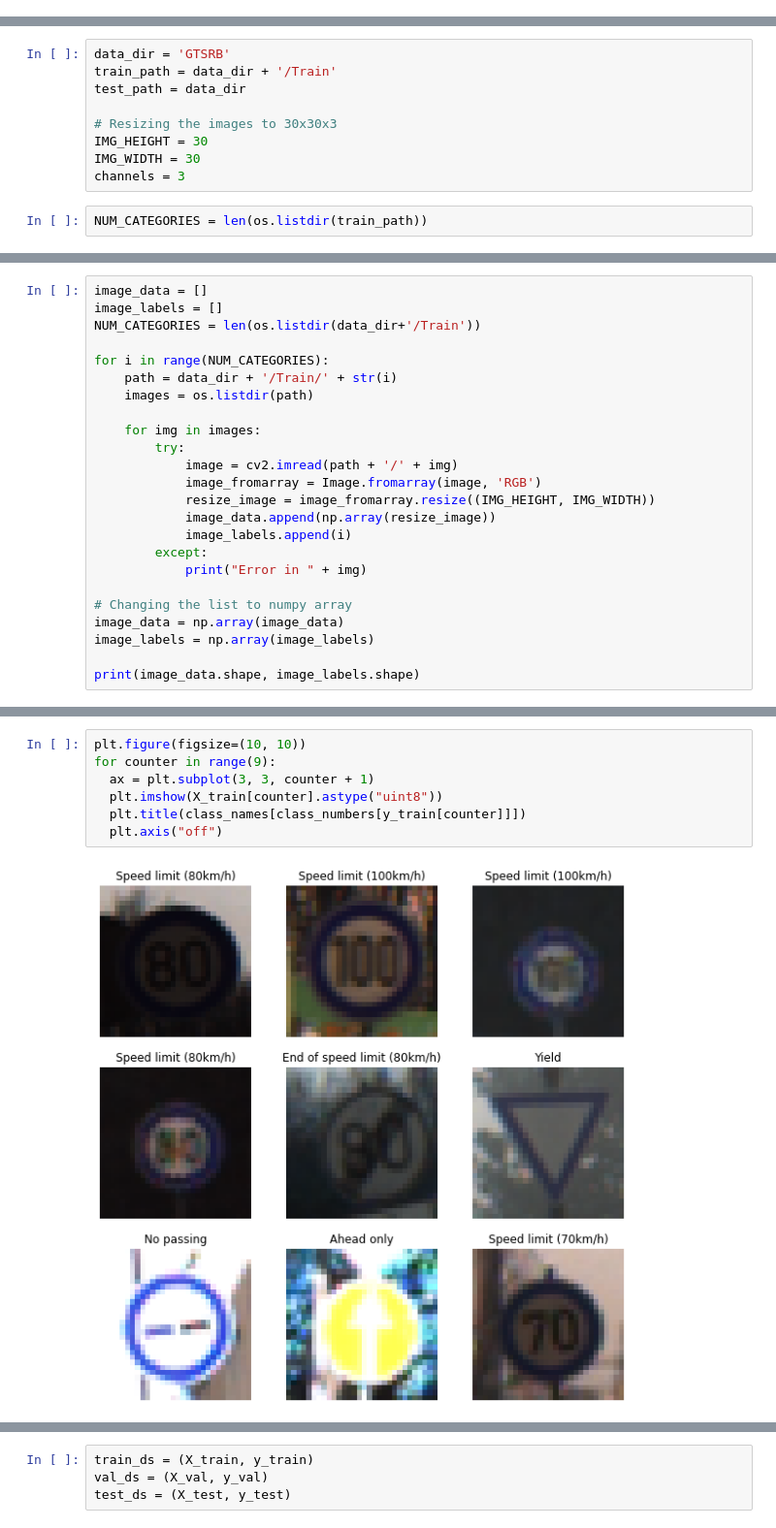
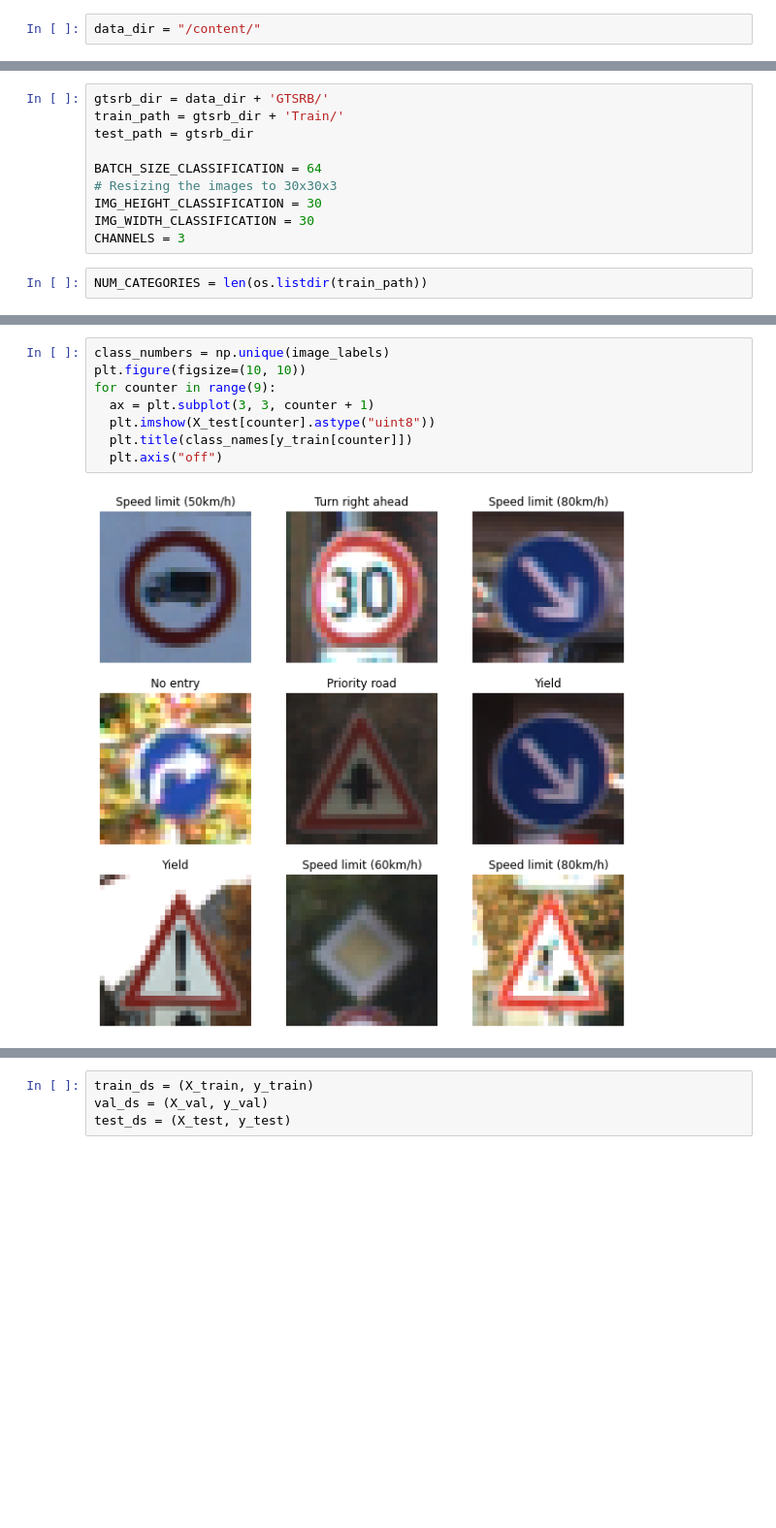
Before and after one commit to Max280201/TrafficSignCV, a Jupyter notebook: TrafficSignRecognition.ipynb, the cells around one changed output, grey strips where cells are left out. Shown at 97% size. Cells and saved outputs as stored; diff of their text form; blank space fills up the shorter version.

```diff
--- a/TrafficSignRecognition.ipynb
+++ b/TrafficSignRecognition.ipynb
@@ -161,6 +114,8 @@ Streaming output truncated to the last 5000 lines.
 # 3 Data Preparation
 # %% [markdown]
 ## 3.1 Input
+# %%
+data_dir = "/content/"
 # %% [markdown]
 ### 3.1.1 GTSDB
 # %%
@@ -220,12 +153,13 @@ Streaming output truncated to the last 5000 lines.
 # %%
-data_dir = 'GTSRB'
-train_path = data_dir + '/Train'
-test_path = data_dir
+gtsrb_dir = data_dir + 'GTSRB/'
+train_path = gtsrb_dir + 'Train/'
+test_path = gtsrb_dir
 
+BATCH_SIZE_CLASSIFICATION = 64
 # Resizing the images to 30x30x3
-IMG_HEIGHT = 30
-IMG_WIDTH = 30
-channels = 3
+IMG_HEIGHT_CLASSIFICATION = 30
+IMG_WIDTH_CLASSIFICATION = 30
+CHANNELS = 3
 # %%
 NUM_CATEGORIES = len(os.listdir(train_path))
 # %%
@@ -297,27 +292,3 @@ plt.xticks(class_num, rotation='vertical')
 plt.show()
 # %% [output]
 [figure]
-# %%
-image_data = []
-image_labels = []
-NUM_CATEGORIES = len(os.listdir(data_dir+'/Train'))
-
-for i in range(NUM_CATEGORIES):
-    path = data_dir + '/Train/' + str(i)
-    images = os.listdir(path)
-
-    for img in images:
-        try:
-            image = cv2.imread(path + '/' + img)
-            image_fromarray = Image.fromarray(image, 'RGB')
-            resize_image = image_fromarray.resize((IMG_HEIGHT, IMG_WIDTH))
-            image_data.append(np.array(resize_image))
-            image_labels.append(i)
-        except:
-            print("Error in " + img)
-
-# Changing the list to numpy array
-image_data = np.array(image_data)
-image_labels = np.array(image_labels)
-
-print(image_data.shape, image_labels.shape)
@@ -434,9 +295,10 @@ class_names = {
 # %%
+class_numbers = np.unique(image_labels)
 plt.figure(figsize=(10, 10))
 for counter in range(9):
   ax = plt.subplot(3, 3, counter + 1)
-  plt.imshow(X_train[counter].astype("uint8"))
-  plt.title(class_names[class_numbers[y_train[counter]]])
+  plt.imshow(X_test[counter].astype("uint8"))
+  plt.title(class_names[y_train[counter]])
   plt.axis("off")
 # %% [output]
-[figure, old version]
+[figure, new version]
```
Also changed, not shown: parts of 83 cells of this notebook.
